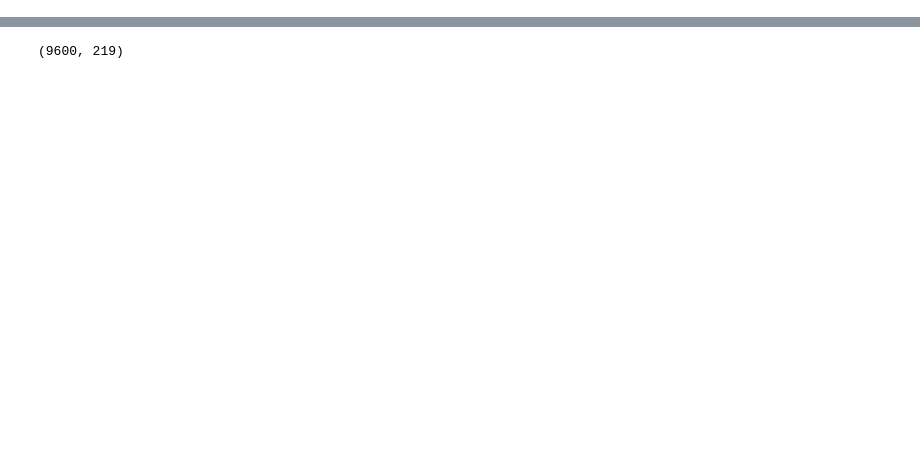
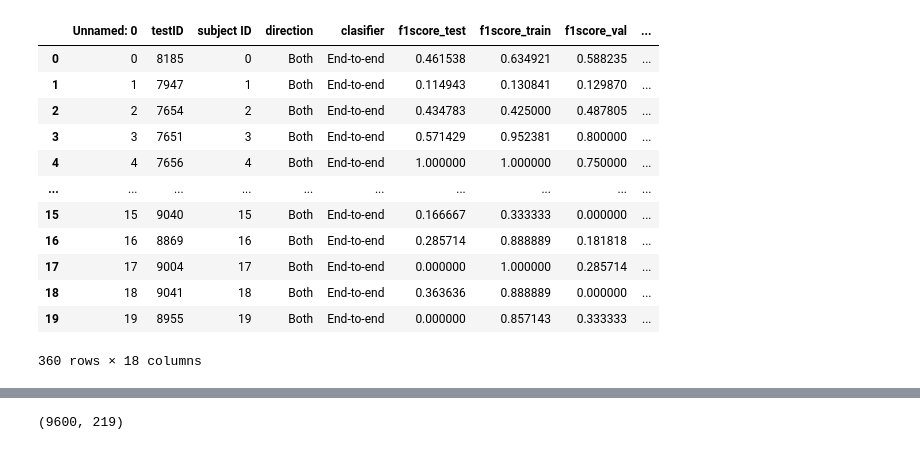
Before and after one commit to SKazemii/master-project, a Jupyter notebook: Codes/noteBook.ipynb, the cells around one changed output, grey strips where cells are left out. Cells and saved outputs as stored; diff of their text form; code cells hidden in the pictures; blank space fills up the shorter version.

```diff
--- a/Codes/noteBook.ipynb
+++ b/Codes/noteBook.ipynb
@@ -18,3 +18,27 @@ import seaborn as sns
 
 
 from statannot import add_stat_annotation
+# %%
+a = glob.glob(r"C:\Users\skazemi1\Desktop\excels\2\*.xlsx")
+df_all = pd.DataFrame()
+z = [0.1, 0.1, 0.15, 0.15, 0.2, 0.2, 0.25, 0.25, 0.3, 0.3, 0.35, 0.35, 0.4, 0.4, 0.6, 0.6, 0.8, 0.8]
+for ind, i in enumerate(a):
+
+    e = pd.read_excel(i)
+    e["train_split"]=1-z[ind]
+    df_all = df_all.append(e)
+df_all
+# %% [output]
+|  | Unnamed: 0 | testID | subject ID | direction | clasifier | f1score_test | f1score_train | f1score_val | ... |
+| 0 | 0 | 8185 | 0 | Both | End-to-end | 0.461538 | 0.634921 | 0.588235 | ... |
+| 1 | 1 | 7947 | 1 | Both | End-to-end | 0.114943 | 0.130841 | 0.129870 | ... |
+| 2 | 2 | 7654 | 2 | Both | End-to-end | 0.434783 | 0.425000 | 0.487805 | ... |
+| 3 | 3 | 7651 | 3 | Both | End-to-end | 0.571429 | 0.952381 | 0.800000 | ... |
+| 4 | 4 | 7656 | 4 | Both | End-to-end | 1.000000 | 1.000000 | 0.750000 | ... |
+| ... | ... | ... | ... | ... | ... | ... | ... | ... | ... |
+| 15 | 15 | 9040 | 15 | Both | End-to-end | 0.166667 | 0.333333 | 0.000000 | ... |
+| 16 | 16 | 8869 | 16 | Both | End-to-end | 0.285714 | 0.888889 | 0.181818 | ... |
+| 17 | 17 | 9004 | 17 | Both | End-to-end | 0.000000 | 1.000000 | 0.285714 | ... |
+| 18 | 18 | 9041 | 18 | Both | End-to-end | 0.363636 | 0.888889 | 0.000000 | ... |
+| 19 | 19 | 8955 | 19 | Both | End-to-end | 0.000000 | 0.857143 | 0.333333 | ... |
+360 rows × 18 columns
```
Also changed, not shown: parts of 7 cells of this notebook, 4 other files.
